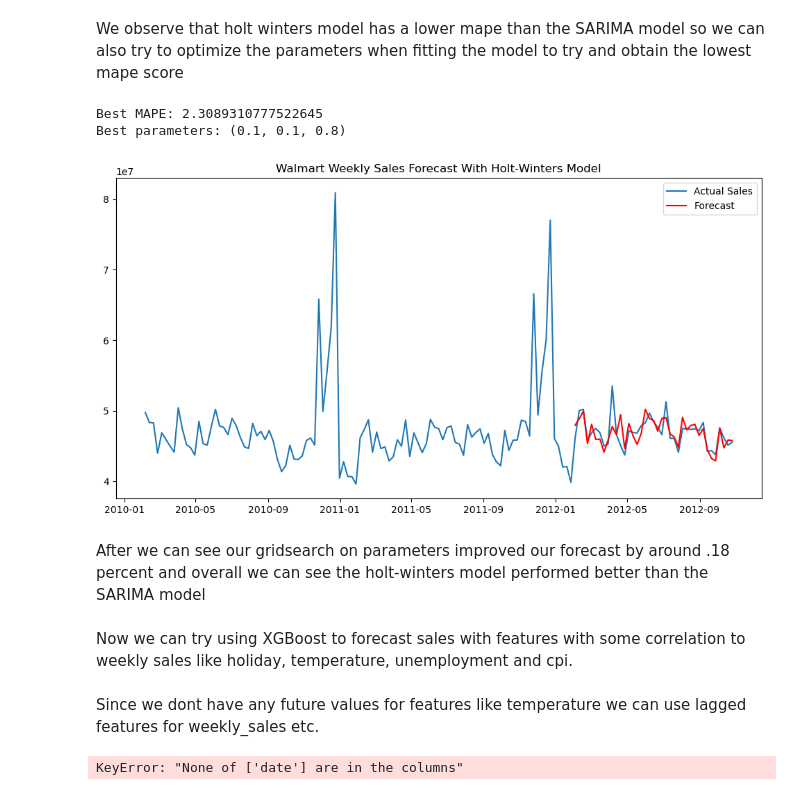
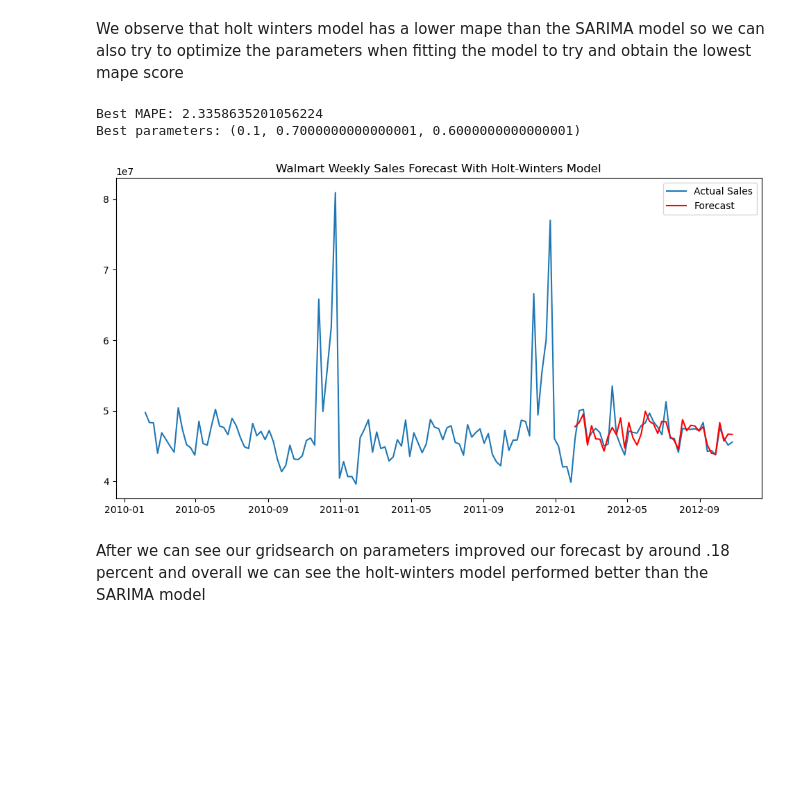
Before and after one commit to lieric90/walmart-sales-forecast, a Jupyter notebook: src/walmart_sales_UVTS_forecast.ipynb, the cells around one changed output. Drawn from its saved outputs; the diff is of its cells as text; code cells hidden in the pictures; blank space fills up the shorter version.

Commit message:
add XGBoost forecast and add csv with store grouped weekly sales

```diff
--- a/src/walmart_sales_UVTS_forecast.ipynb
+++ b/src/walmart_sales_UVTS_forecast.ipynb
@@ -16,15 +16,14 @@ import xgboost as xgb
 # %% [markdown]
 Processing dataframe
 # %%
-df = pd.read_csv('../data/Walmart_Sales.csv')
-df.columns = df.columns.str.lower()
-df['date'] = pd.to_datetime(df['date'], format='%d-%m-%Y')
+df = pd.read_csv('../data/Grouped_Walmart_Sales.csv')
+df['date'] = pd.to_datetime(df['date'])
+df = df.set_index("date")
 df = df.sort_values('date')
-week_total = df.groupby("date")['weekly_sales'].sum().reset_index().set_index('date')
 # %% [markdown]
 First we can split our weekly sale data into subsets so we can perform cross validation on  models to compare performance
 # %%
-x_train, x_test = week_total[:104], week_total[104:]
+x_train, x_test = df[:104][['weekly_sales']], df[104:][['weekly_sales']]
 # %% [markdown]
 Firstly we can try SARIMAX (Seasonal Autoregressive Integrated moving average with exogenous variables). (Test without exogenous variable to see if the model can model the jump in sales during holidays well)
 # %% [markdown]
@@ -55,7 +54,7 @@ Similarly to PACF we have q=1 for the order and we can use Q=1 because there is
 
 # SARIMAX seasonal_order(p,d,q,s) handles the repeating cycles(weekly and yearly patterns)
 # we have p=1, d=1, q=1 (p, q = 1 because data depends on previous season)
-model = SARIMAX(week_total['weekly_sales'], order=(1,0,1), seasonal_order=(1,1,1,52))
+model = SARIMAX(df[['weekly_sales']], order=(1,0,1), seasonal_order=(1,1,1,52))
 results = model.fit()
 forecast = results.get_forecast(steps=52)
 # %% [output]
@@ -195,29 +203,15 @@ best_params, best_mape, best_forecast = optimize_parameters(x_train, x_test)
 # %%
 print('Best MAPE:', best_mape)
 print('Best parameters:' , best_params)
 plt.figure(figsize=(12, 6))
-plt.plot(week_total['weekly_sales'], label='Actual Sales')
+plt.plot(df['weekly_sales'], label='Actual Sales')
 plt.plot(best_forecast, label='Forecast', color='red')
 plt.legend()
 plt.title('Walmart Weekly Sales Forecast With Holt-Winters Model')
 plt.show()
 # %% [output]
-Best MAPE: 2.3089310777522645
-Best parameters: (0.1, 0.1, 0.8)
+Best MAPE: 2.3358635201056224
+Best parameters: (0.1, 0.7000000000000001, 0.6000000000000001)
-[figure, old version]
+[figure, new version]
 # %% [markdown]
 After we can see our gridsearch on parameters improved our forecast by around .18 percent and overall we can see the holt-winters model performed better than the SARIMA model
-# %% [markdown]
-Now we can try using XGBoost to forecast sales with features with some correlation to weekly sales like holiday, temperature, unemployment and cpi.
-# %% [markdown]
-Since we dont have any future values for features like temperature we can use lagged features for weekly_sales etc.
-# %%
-df = df.sort_values('date').set_index('date')
-df['lag_1'] = df['weekly_sales'].shift(1)
-df['lag_2'] = df['weekly_sales'].shift(2)
-df['lag_52'] = df['weekly_sales'].shift(52)
-df['week_of_year'] = df.index.isocalendar().week
-df['month'] = df.index.month
-df = df.dropna()
-# %% [output]
-KeyError: "None of ['date'] are in the columns"
```
Also changed, not shown: parts of 15 cells of this notebook, 3 other files.
